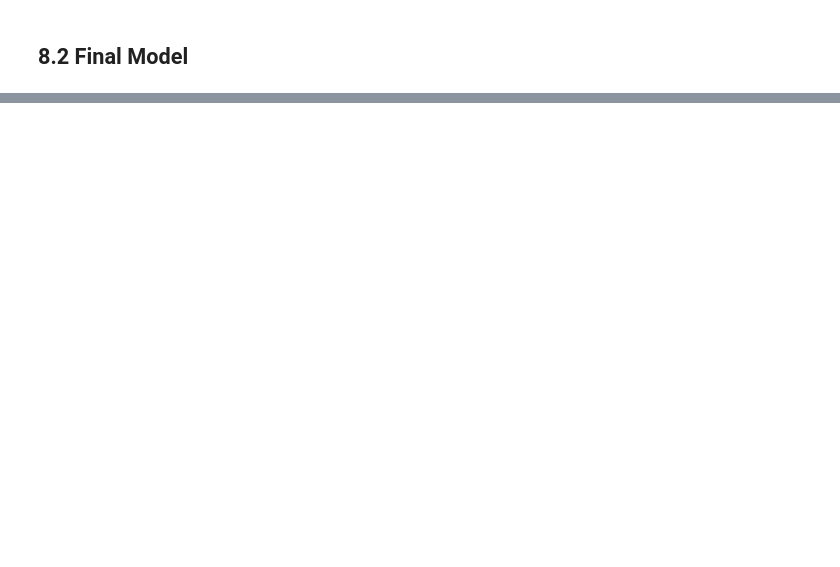
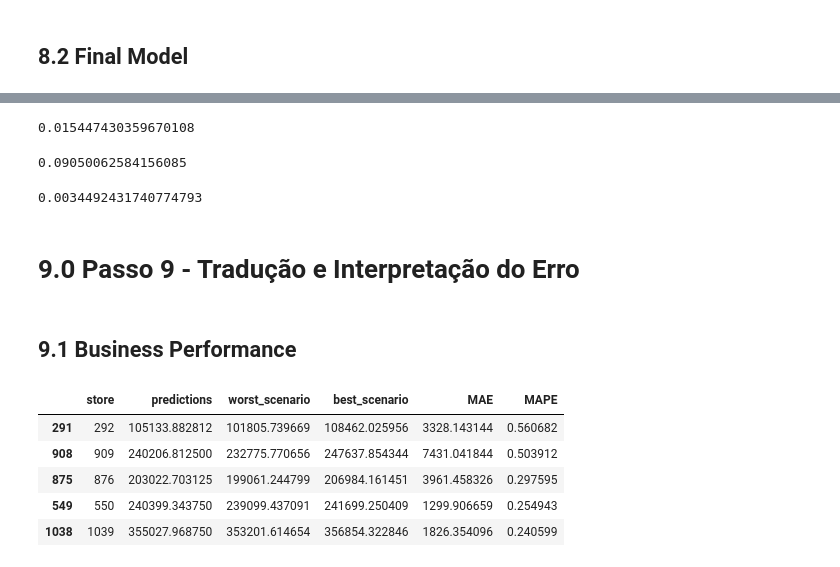
Before and after one commit to fr22/Rossmann_sales_prediction, a Jupyter notebook: store_sales_prediction.ipynb, the cells around one changed output, grey strips where cells are left out. Drawn from its saved outputs; the diff is of its cells as text; code cells hidden in the pictures; blank space fills up the shorter version.

```diff
--- a/store_sales_prediction.ipynb
+++ b/store_sales_prediction.ipynb
@@ -1572,0 +1578,51 @@ xgb_result_result
+# %%
+633.066591 / 40981.99999999998
+# %% [output]
+0.015447430359670108
+# %%
+633.066591 / np.expm1(y_test).mean()
+# %% [output]
+0.09050062584156085
+# %%
+mpe =mean_percentage_error(expm1(y_test) , expm1(yhat_xgb_tuned))
+mpe
+# %% [output]
+0.0034492431740774793
+# %% [markdown]
+# 9.0 Passo 9 - Tradução e Interpretação do Erro
+# %%
+df9 = X_test[cols_selected_boruta_full].copy()
+#rescale
+df9['sales'] = np.expm1(df9['sales'])
+df9['predictions'] = np.expm1(yhat_xgb_tuned)
+# %% [markdown]
+## 9.1 Business Performance
+# %%
+#sum of predictions
+df91 = df9[['store', 'predictions']].groupby('store').sum().reset_index()
+#MAE e MAPE
+df9_aux1 = (df9[['store', 'sales', 'predictions']].groupby('store')
+            .apply(lambda x: mean_absolute_error(x['sales'], x['predictions']),include_groups = False).reset_index()
+            .rename(columns = {0: 'MAE'}))
+df9_aux2 = (df9[['store', 'sales', 'predictions']].groupby('store')
+            .apply(lambda x: mean_absolute_percentage_error(x['sales'], x['predictions']),include_groups = False).reset_index()
+            .rename(columns = {0: 'MAPE'}))
+#merge
+df9_aux3 = pd.merge(df9_aux1, df9_aux2, how = 'inner', on = 'store')
+df92 =pd.merge(df91, df9_aux3, how = 'inner', on= 'store')
+
+#scenarios
+df92['worst_scenario'] = df92['predictions'] - df92['MAE']
+df92['best_scenario'] = df92['predictions'] + df92['MAE']
+
+#order columns
+df92 = df92[['store', 'predictions', 'worst_scenario', 'best_scenario', 'MAE', 'MAPE']]
+# %%
+df92.sort_values('MAPE', ascending = False).head()
+# %% [output]
+|  | store | predictions | worst_scenario | best_scenario | MAE | MAPE |
+| 291 | 292 | 105133.882812 | 101805.739669 | 108462.025956 | 3328.143144 | 0.560682 |
+| 908 | 909 | 240206.812500 | 232775.770656 | 247637.854344 | 7431.041844 | 0.503912 |
+| 875 | 876 | 203022.703125 | 199061.244799 | 206984.161451 | 3961.458326 | 0.297595 |
+| 549 | 550 | 240399.343750 | 239099.437091 | 241699.250409 | 1299.906659 | 0.254943 |
+| 1038 | 1039 | 355027.968750 | 353201.614654 | 356854.322846 | 1826.354096 | 0.240599 |
```
Also changed, not shown: parts of 26 cells of this notebook.
